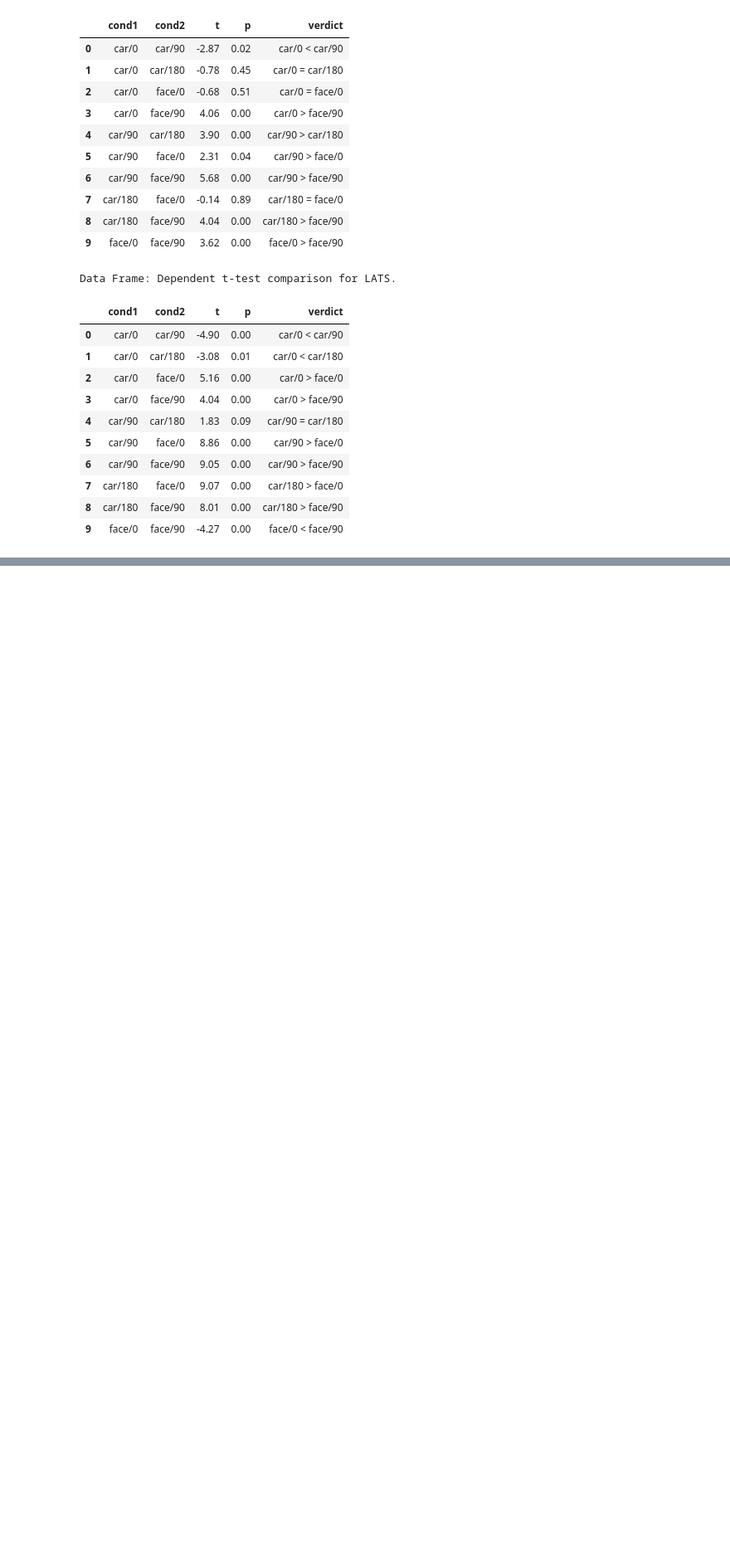
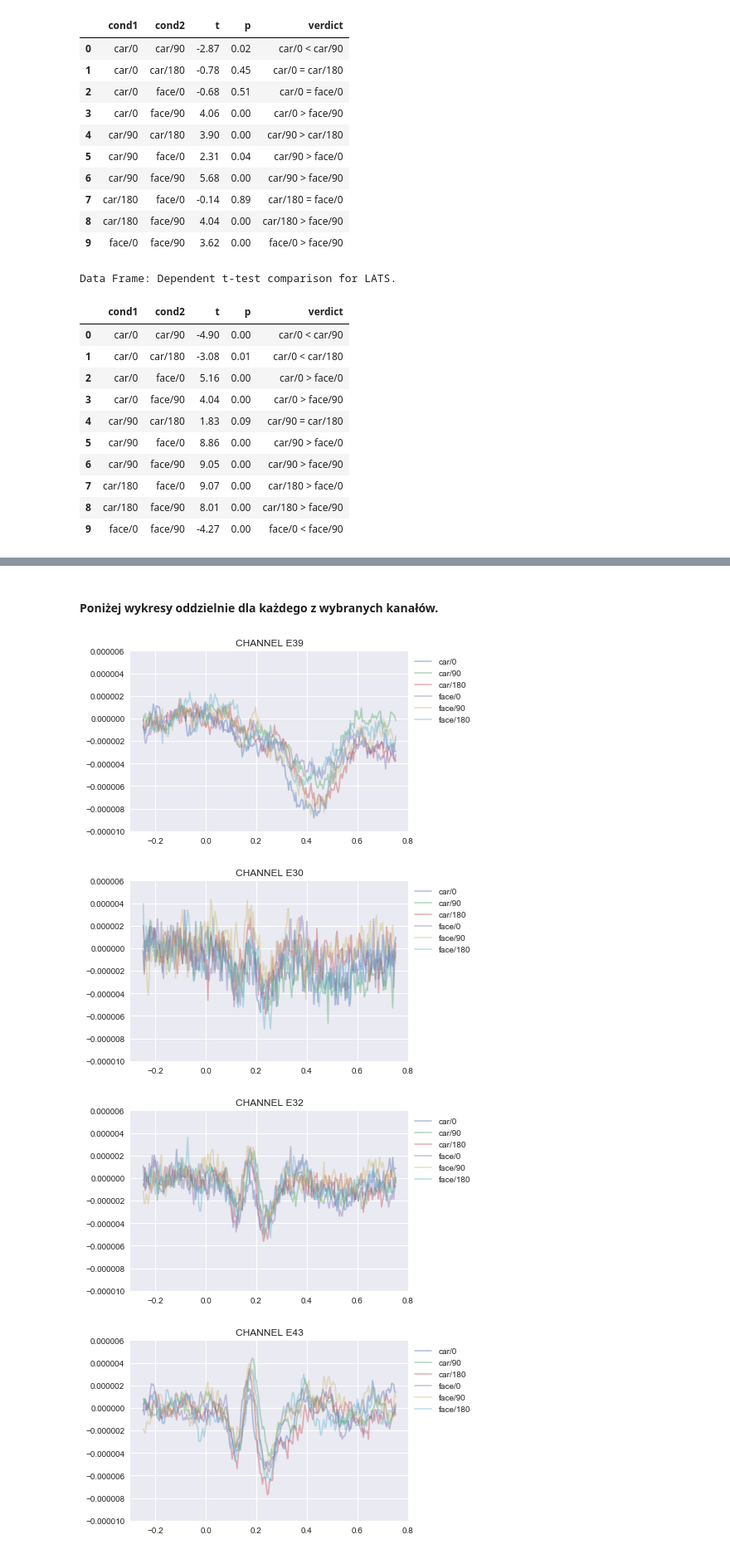
Before and after one commit to gacek91/nawalanka, a Jupyter notebook: Projekt - EEG.ipynb, the cells around one changed output, grey strips where cells are left out. Shown at 83% size. Saved outputs shown, nothing was run; the diff lists cells and outputs as text; code cells hidden in the pictures; blank space fills up the shorter version.

```diff
--- a/Projekt - EEG.ipynb
+++ b/Projekt - EEG.ipynb
@@ -174,0 +179,5 @@ Data Frame: Dependent t-test comparison for LATS.
+# %%
+car0_erp, car90_erp, car180_erp, face0_erp, face90_erp, face180_erp = fk.erp_cond(conditions, epoch_list)
+# %%
+car_erp = [car0_erp, car90_erp, car180_erp]
+face_erp = [face0_erp, face90_erp, face180_erp]
@@ -174,0 +203,22 @@ Data Frame: Dependent t-test comparison for LATS.
+# %% [markdown]
+#### Poniżej wykresy oddzielnie dla każdego z wybranych kanałów.
+# %%
+for each_ch in range(0, len(ch_ind_list)):
+    plot_face_count = list()
+    plot_car_count = list()
+    for each in range(0,len(face_erp)):
+        axes = plt.gca()
+        axes.set_ylim([-0.000010,0.000006])
+        plt.plot(avg_erp.times, face_erp[each][0].data[each_ch], alpha=0.4)
+        plot_face_count.append(1)
+        plt.plot(avg_erp.times, car_erp[each][0].data[each_ch], alpha=0.4)
+        plot_car_count.append(1)
+        if len(plot_face_count) == 3 and len(plot_car_count) == 3:
+            plt.legend(conditions, bbox_to_anchor=(1.25,1), loc='upper right', ncol=1)
+            plt.title("CHANNEL " + str(chan_list[each_ch]))
+            plt.show()
+# %% [output]
+[figure, added]
+[figure, added]
+[figure, added]
+[figure, added]
```
Also changed, not shown: parts of 13 cells of this notebook, 1 other file.
